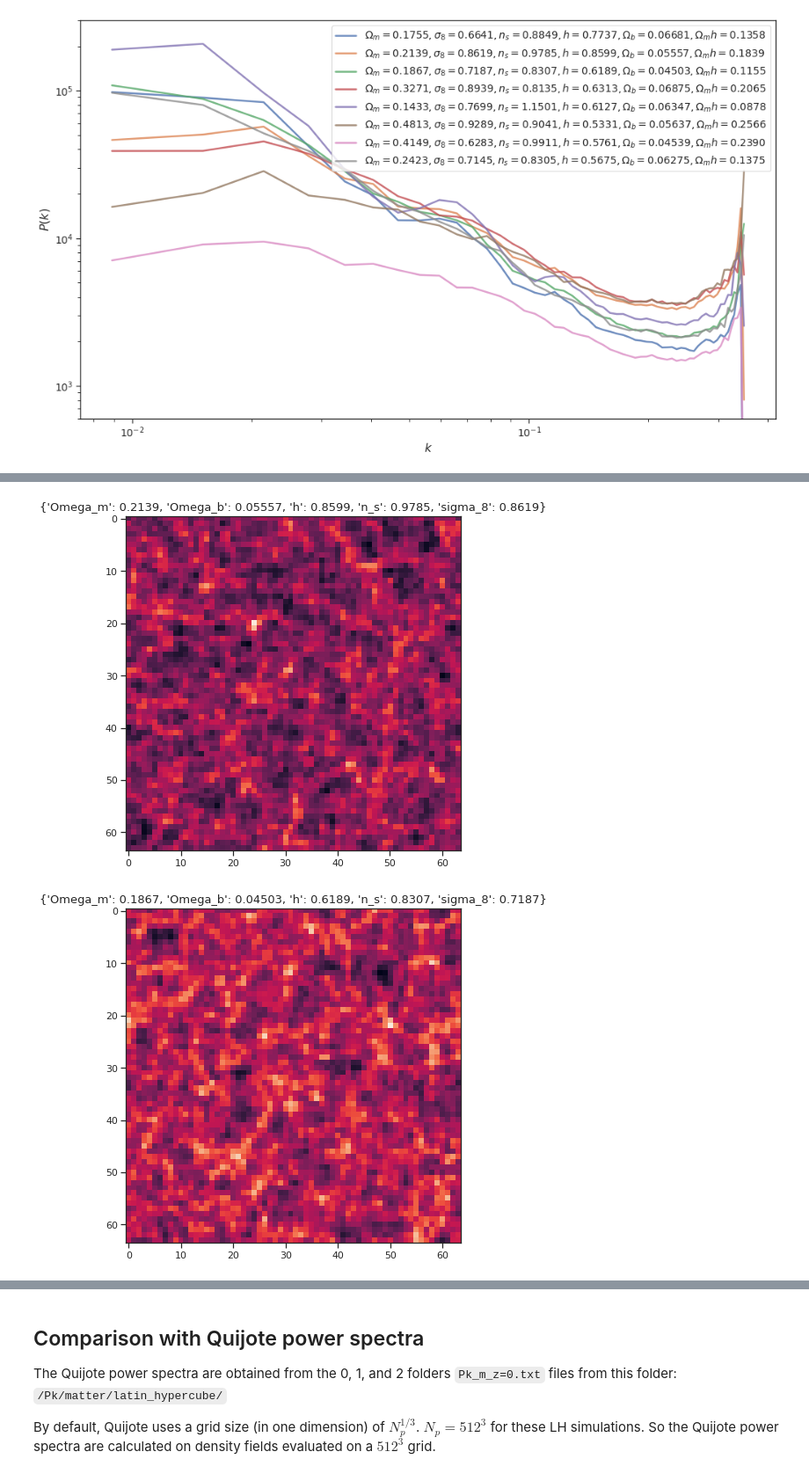
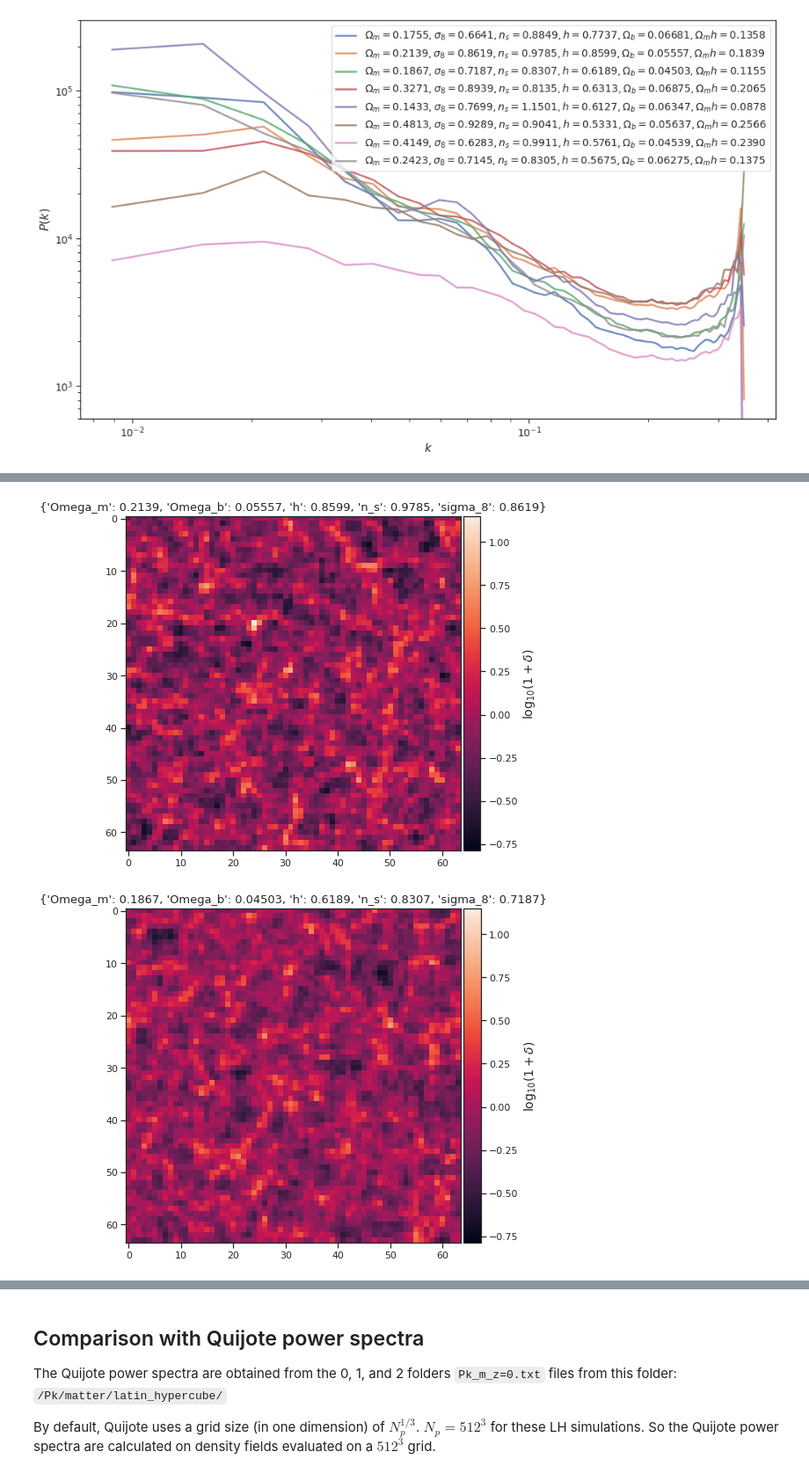
Before and after one commit to Yash-10/cvt-cosmo-inference, a Jupyter notebook: preprocessing/analyze_density_fields_pspec_64grid.ipynb, the cells around one changed output, grey strips where cells are left out. Shown at 88% size. Saved outputs shown, nothing was run; the diff lists cells and outputs as text; code cells hidden in the pictures.

Commit message:
Update with updated density field plots

```diff
--- a/preprocessing/analyze_density_fields_pspec_64grid.ipynb
+++ b/preprocessing/analyze_density_fields_pspec_64grid.ipynb
@@ -120,9 +120,25 @@ plt.show()
 # %% [output]
 [figure]
 # %%
+import numpy as np
+max_overden = -np.Inf
+min_overden = np.Inf
+for (den, cosmo_params) in zip(dlist, cosmo_params_list):
+    den_slice = den_slice = den[:, 10, :]
+    if (den_slice/den_slice.mean()).max() > max_overden:
+        max_overden = (den_slice/den_slice.mean()).max()
+    if (den_slice/den_slice.mean()).min() < min_overden:
+        min_overden = (den_slice/den_slice.mean()).min()
+
+from mpl_toolkits.axes_grid1 import make_axes_locatable
 for (den, cosmo_params) in zip(dlist, cosmo_params_list):
     fig, ax = plt.subplots(1, 1, figsize=(8, 7))
-    ax.imshow(np.log10(den[:, 10, :]));
+    den_slice = den[:, 10, :]
+    im = ax.imshow(np.log10(den_slice/den_slice.mean()), vmin=np.log10(min_overden), vmax=np.log10(max_overden));
     ax.set_title(f'{format_string_cosmo_params(cosmo_params)}', fontsize=titlesize)
+    divider = make_axes_locatable(ax)
+    cax = divider.append_axes('right', size='5%', pad=0.05)
+    cbar = fig.colorbar(im, cax=cax, orientation='vertical')
+    cbar.ax.set_ylabel(r'$\log_{10}(1 + \delta)$', rotation=90, fontsize=14)
     plt.show()
 # %% [output]
@@ -130,2 +146,2 @@ for (den, cosmo_params) in zip(dlist, cosmo_params_list):
-[figure, old version]
+[figure, new version]
-[figure, old version]
+[figure, new version]
```
Also changed, not shown: parts of 3 cells of this notebook.
